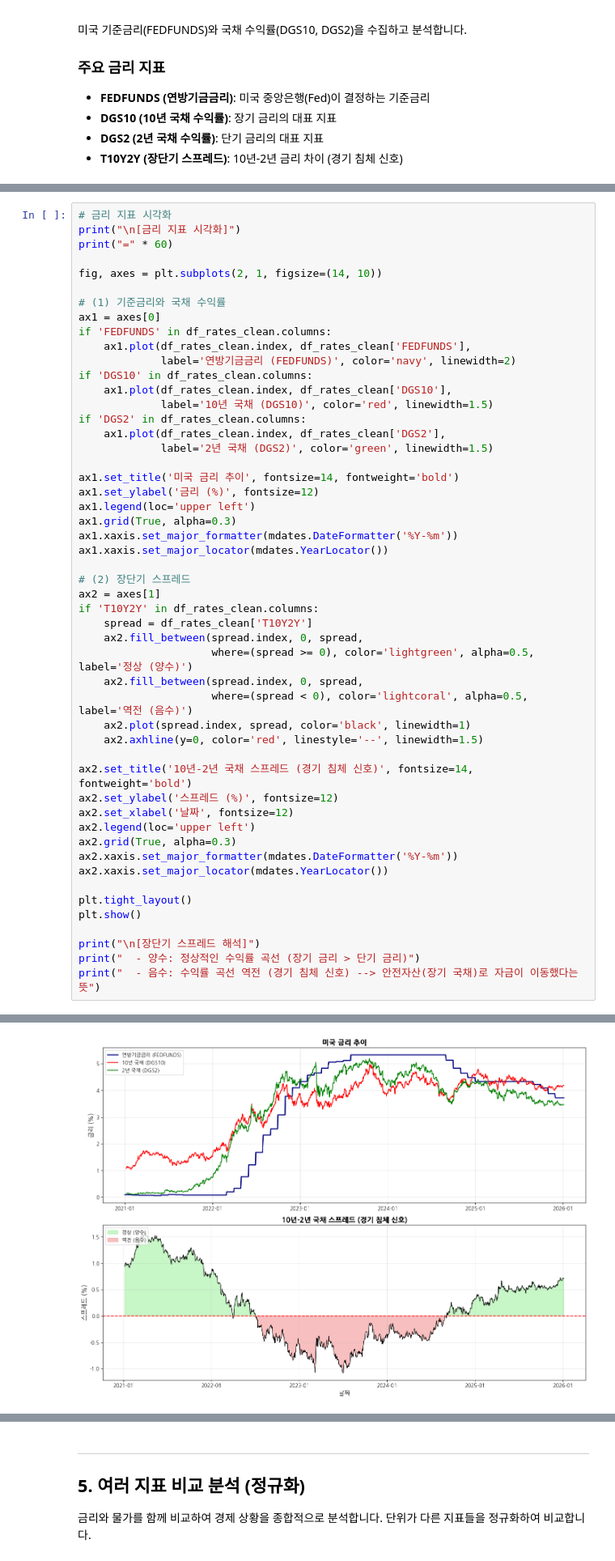
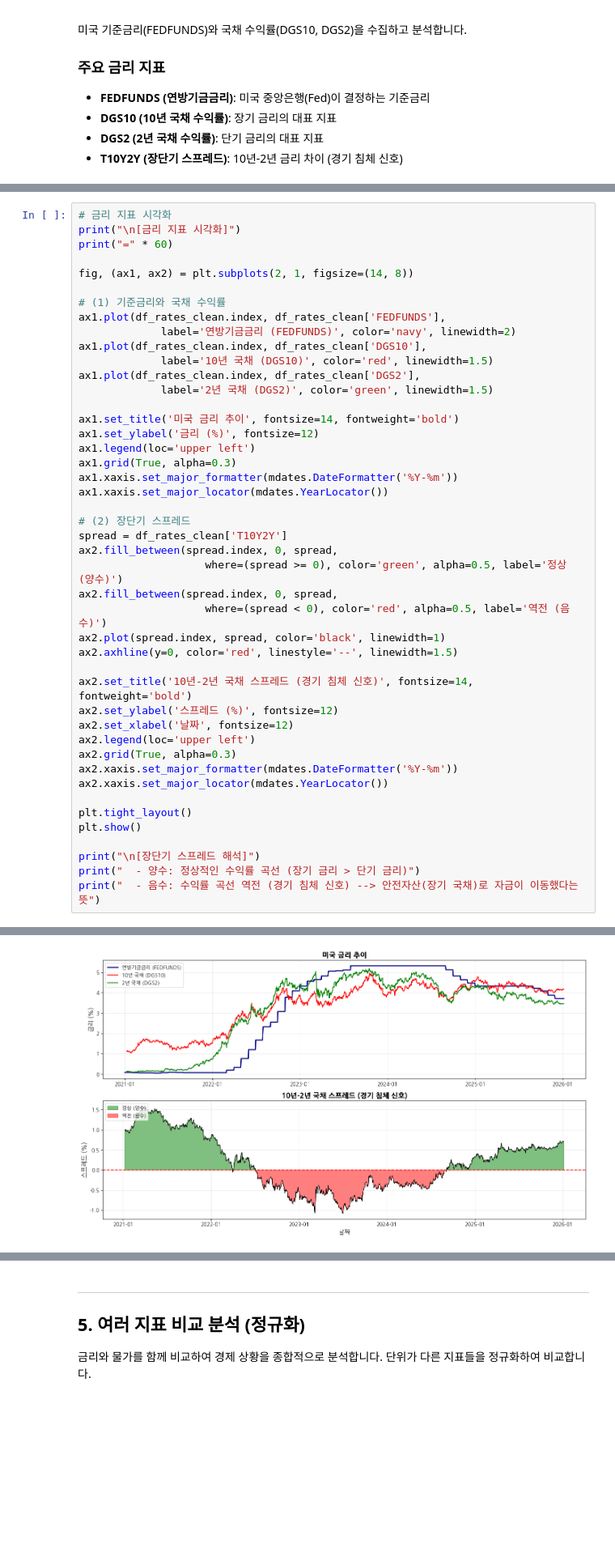
Before and after one commit to ironmanciti/Finance_ePassKorea, a Jupyter notebook: Module_02_경제금융지표수집자동화/13_실습_FRED_API_경제지표_수집.ipynb, the cells around one changed output, grey strips where cells are left out. Shown at 81% size. Cells and saved outputs as stored; diff of their text form; blank space fills up the shorter version.

```diff
--- a/Module_02_경제금융지표수집자동화/13_실습_FRED_API_경제지표_수집.ipynb
+++ b/Module_02_경제금융지표수집자동화/13_실습_FRED_API_경제지표_수집.ipynb
@@ -256,56 +269,50 @@ max        5.33     4.98     5.19     1.59
 print("\n[금리 지표 시각화]")
 print("=" * 60)
 
-fig, axes = plt.subplots(2, 1, figsize=(14, 10))
+fig, (ax1, ax2) = plt.subplots(2, 1, figsize=(14, 8))
 
 # (1) 기준금리와 국채 수익률
-ax1 = axes[0]
-if 'FEDFUNDS' in df_rates_clean.columns:
-    ax1.plot(df_rates_clean.index, df_rates_clean['FEDFUNDS'],
+ax1.plot(df_rates_clean.index, df_rates_clean['FEDFUNDS'],
              label='연방기금금리 (FEDFUNDS)', color='navy', linewidth=2)
-if 'DGS10' in df_rates_clean.columns:
-    ax1.plot(df_rates_clean.index, df_rates_clean['DGS10'],
+ax1.plot(df_rates_clean.index, df_rates_clean['DGS10'],
              label='10년 국채 (DGS10)', color='red', linewidth=1.5)
-if 'DGS2' in df_rates_clean.columns:
-    ax1.plot(df_rates_clean.index, df_rates_clean['DGS2'],
+ax1.plot(df_rates_clean.index, df_rates_clean['DGS2'],
              label='2년 국채 (DGS2)', color='green', linewidth=1.5)
 
 ax1.set_title('미국 금리 추이', fontsize=14, fontweight='bold')
 ax1.set_ylabel('금리 (%)', fontsize=12)
 ax1.legend(loc='upper left')
 ax1.grid(True, alpha=0.3)
 ax1.xaxis.set_major_formatter(mdates.DateFormatter('%Y-%m'))
 ax1.xaxis.set_major_locator(mdates.YearLocator())
 
 # (2) 장단기 스프레드
-ax2 = axes[1]
-if 'T10Y2Y' in df_rates_clean.columns:
-    spread = df_rates_clean['T10Y2Y']
-    ax2.fill_between(spread.index, 0, spread,
-                     where=(spread >= 0), color='lightgreen', alpha=0.5, label='정상 (양수)')
-    ax2.fill_between(spread.index, 0, spread,
-                     where=(spread < 0), color='lightcoral', alpha=0.5, label='역전 (음수)')
-    ax2.plot(spread.index, spread, color='black', linewidth=1)
-    ax2.axhline(y=0, color='red', linestyle='--', linewidth=1.5)
+spread = df_rates_clean['T10Y2Y']
+ax2.fill_between(spread.index, 0, spread,
+                    where=(spread >= 0), color='green', alpha=0.5, label='정상 (양수)')
+ax2.fill_between(spread.index, 0, spread,
+                    where=(spread < 0), color='red', alpha=0.5, label='역전 (음수)')
+ax2.plot(spread.index, spread, color='black', linewidth=1)
+ax2.axhline(y=0, color='red', linestyle='--', linewidth=1.5)
 
 ax2.set_title('10년-2년 국채 스프레드 (경기 침체 신호)', fontsize=14, fontweight='bold')
 ax2.set_ylabel('스프레드 (%)', fontsize=12)
 ax2.set_xlabel('날짜', fontsize=12)
 ax2.legend(loc='upper left')
 ax2.grid(True, alpha=0.3)
 ax2.xaxis.set_major_formatter(mdates.DateFormatter('%Y-%m'))
 ax2.xaxis.set_major_locator(mdates.YearLocator())
 
 plt.tight_layout()
 plt.show()
 
 print("\n[장단기 스프레드 해석]")
 print("  - 양수: 정상적인 수익률 곡선 (장기 금리 > 단기 금리)")
 print("  - 음수: 수익률 곡선 역전 (경기 침체 신호) --> 안전자산(장기 국채)로 자금이 이동했다는 뜻")
 # %% [output]
 [금리 지표 시각화]
 ============================================================
-[figure, old version]
+[figure, new version]
 [장단기 스프레드 해석]
   - 양수: 정상적인 수익률 곡선 (장기 금리 > 단기 금리)
   - 음수: 수익률 곡선 역전 (경기 침체 신호) --> 안전자산(장기 국채)로 자금이 이동했다는 뜻
```
Also changed, not shown: parts of 17 cells of this notebook, 5 other files.
